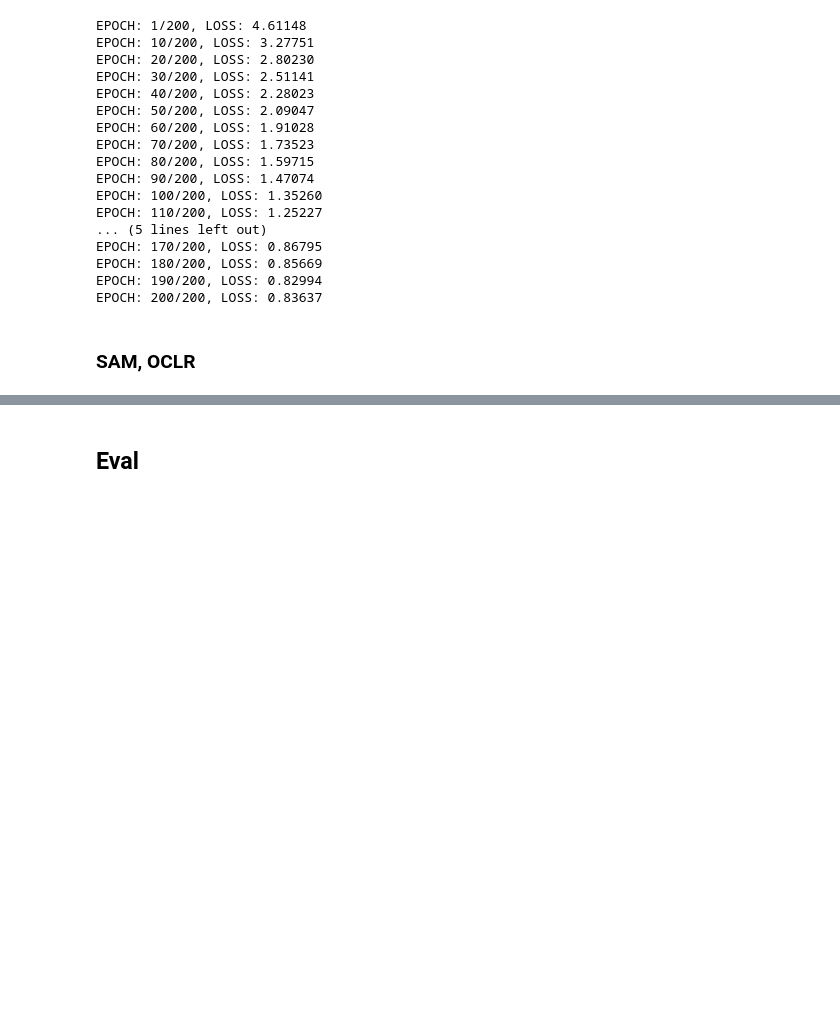
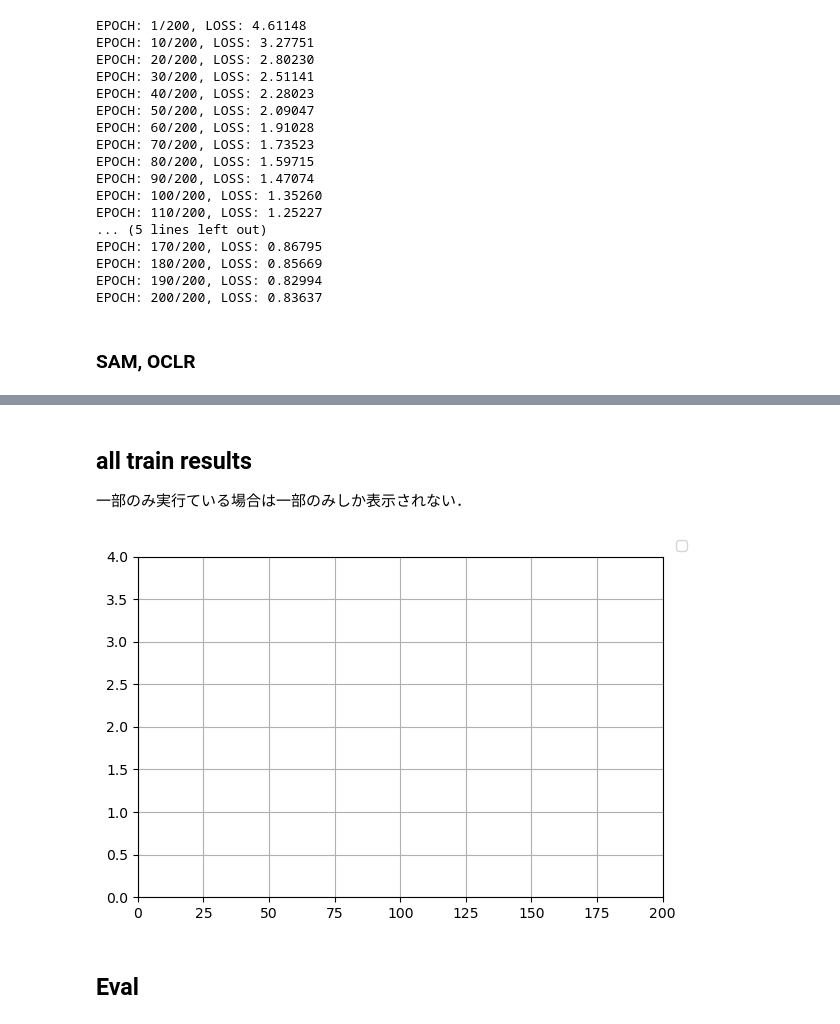
Before and after one commit to takeyarise/ipynotebooks, a Jupyter notebook: image_recognition/notebooks/RN18_cifar100.ipynb, the cells around one changed output, grey strips where cells are left out. Drawn from its saved outputs; the diff is of its cells as text; code cells hidden in the pictures; blank space fills up the shorter version.

```diff
--- a/image_recognition/notebooks/RN18_cifar100.ipynb
+++ b/image_recognition/notebooks/RN18_cifar100.ipynb
@@ -754,8 +877,7 @@ def train_cifar100_rn18_sam_oclr(fabric):
     )
     criterion = nn.CrossEntropyLoss()
 
-    # model = torch.compile(net, mode='reduce-overhead')
-    model = net
+    model = torch.compile(net)
     model, optimizer = fabric.setup(model, optimizer)
     loader = fabric.setup_dataloaders(train_loader)
 
@@ -771,6 +893,7 @@ def train_cifar100_rn18_sam_oclr(fabric):
             with bypass_running_stats(model):
                 fabric.backward(criterion(model(x), y).mean())
                 optimizer.second_step(zero_grad=True)
+
             scheduler.step()
 
             total_loss += loss.item() * len(x)
@@ -795,3 +927,20 @@ names.append(name)
+# %% [markdown]
+## all train results
+
+一部のみ実行ている場合は一部のみしか表示されない．
+# %%
+fig, ax = plt.subplots(nrows=1, ncols=1, figsize=(6, 4))
+for name, val in dict(results).items():
+    if 'loss' in val:
+        ax.plot(val['loss'], label=name)
+ax.grid()
+ax.set_ylim((0.0, 4.0))
+ax.set_xlim((0, 200))
+fig.tight_layout()
+fig.legend()
+plt.show()
+# %% [output]
+[figure, added]
 # %% [markdown]
 ## Eval
 # %%
```
Also changed, not shown: parts of 13 cells of this notebook.
